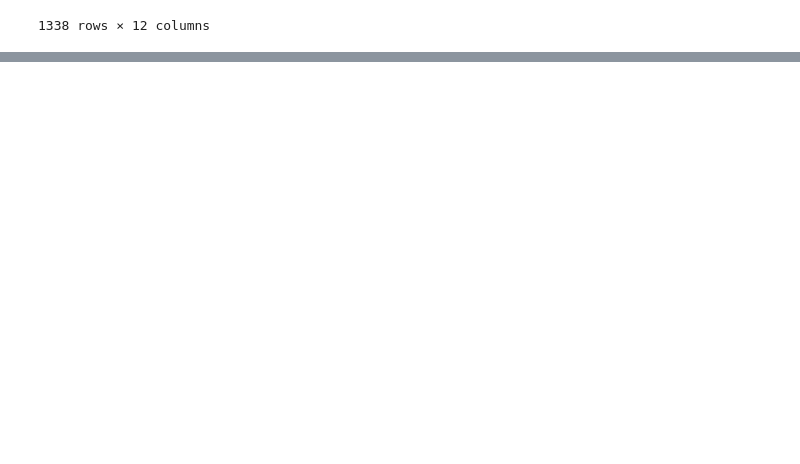
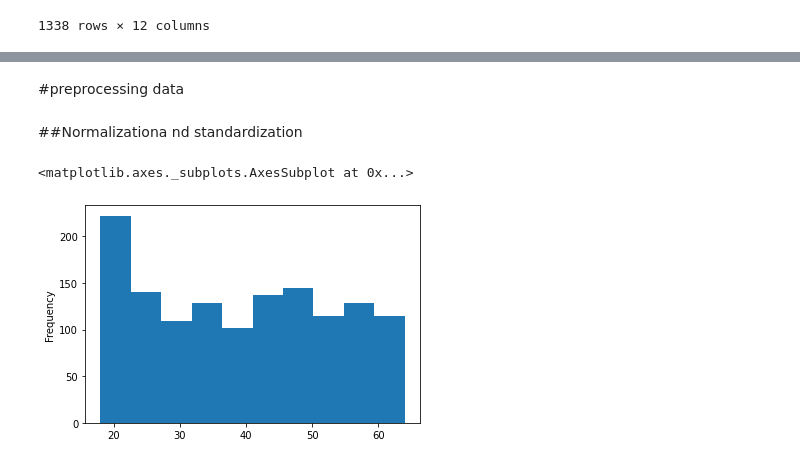
Before and after one commit to JacksonLeb/tensorflow_learning, a Jupyter notebook: 01_nn_regression_with_tf.ipynb, the cells around one changed output, grey strips where cells are left out. Saved outputs shown, nothing was run; the diff lists cells and outputs as text; code cells hidden in the pictures; blank space fills up the shorter version.

```diff
--- a/01_nn_regression_with_tf.ipynb
+++ b/01_nn_regression_with_tf.ipynb
@@ -890,3 +897,7 @@ insurance_one_hot.head()
 | 2 | 28 | 33.000 | 3 | 4449.46200 | 0 | 1 | 1 | 0 | 0 | ... |
 | 3 | 33 | 22.705 | 0 | 21984.47061 | 0 | 1 | 1 | 0 | 0 | ... |
 | 4 | 32 | 28.880 | 0 | 3866.85520 | 0 | 1 | 1 | 0 | 0 | ... |
+# %%
+X = insurance_one_hot.drop("charges", axis=1)
+y = insurance_one_hot["charges"]
+X, y
@@ -892,0 +1101,9 @@ insurance_one_hot.head()
+# %% [markdown]
+#preprocessing data
+# %% [markdown]
+##Normalizationa nd standardization
+# %%
+X["age"].plot(kind="hist")
+# %% [output]
+<matplotlib.axes._subplots.AxesSubplot at 0x...>
+[figure, added]
```
Also changed, not shown: parts of 39 cells of this notebook.
